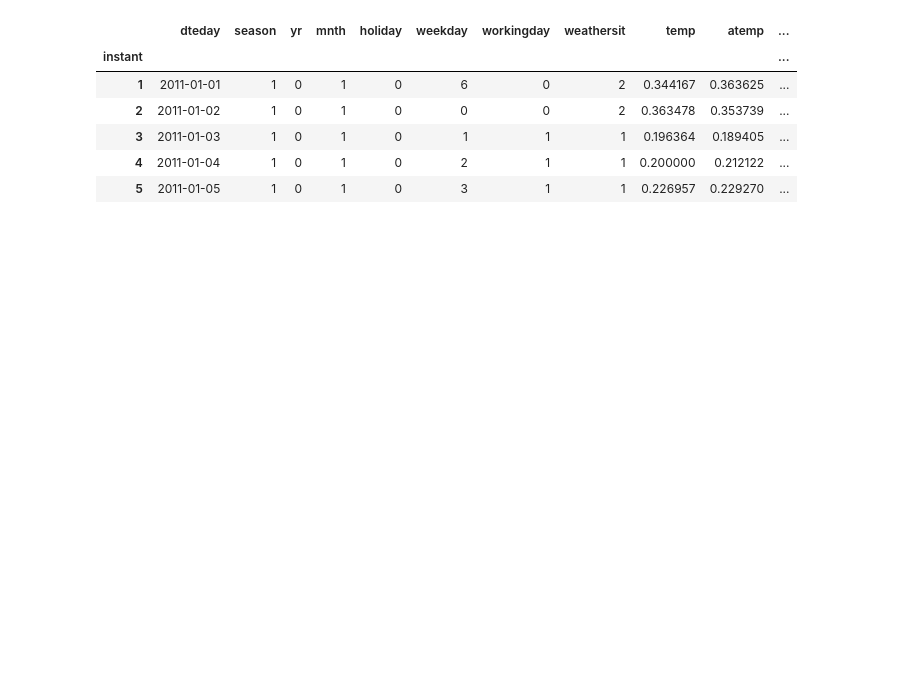
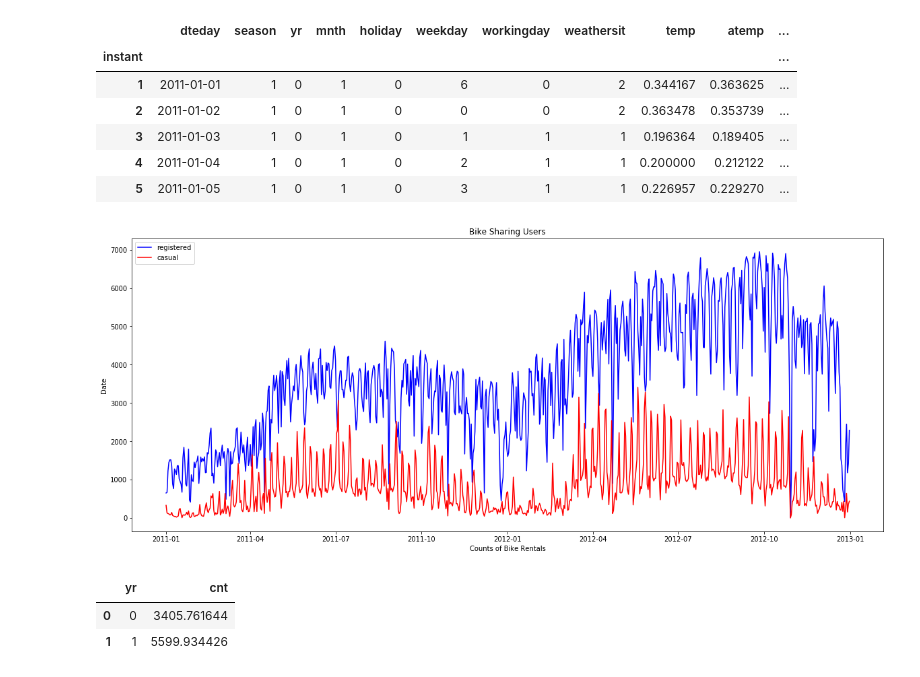
Before and after one commit to huseyinmavice/PS_Finding_Relationships_In_Data_With_Python, a Jupyter notebook: codes/ExploringPlotstoVisualizeRelationship.ipynb, the cells around one changed output. Saved outputs shown, nothing was run; the diff lists cells and outputs as text; code cells hidden in the pictures; blank space fills up the shorter version.

Commit message:
finish second module from the finding relationships in data with pyhton course

```diff
--- a/codes/ExploringPlotstoVisualizeRelationship.ipynb
+++ b/codes/ExploringPlotstoVisualizeRelationship.ipynb
@@ -18,3 +18,32 @@ bikesharing_data.head()
 | 5 | 2011-01-05 | 1 | 0 | 1 | 0 | 3 | 1 | 1 | 0.226957 | 0.229270 | ... |
 # %%
 bikesharing_data['dteday'] = pd.DatetimeIndex(bikesharing_data['dteday'])
+# %%
+plt.figure(figsize=(20,8)) #create figures to show
+
+plt.plot(bikesharing_data['dteday'],
+         bikesharing_data['registered'],
+         color = 'b',
+         label = 'registered')
+
+plt.plot(bikesharing_data['dteday'],
+         bikesharing_data['casual'],
+         color = 'r',
+         label = 'casual')
+
+plt.legend(loc = 'upper left')
+
+plt.title('Bike Sharing Users')
+plt.ylabel('Date')
+plt.xlabel('Counts of Bike Rentals')
+
+plt.show();
+# %% [output]
+[figure, added]
+# %%
+year_df = bikesharing_data.groupby('yr', as_index = False).mean()
+year_df[['yr', 'cnt']]
+# %% [output]
+|  | yr | cnt |
+| 0 | 0 | 3405.761644 |
+| 1 | 1 | 5599.934426 |
```
Also changed, not shown: parts of 23 cells of this notebook.
